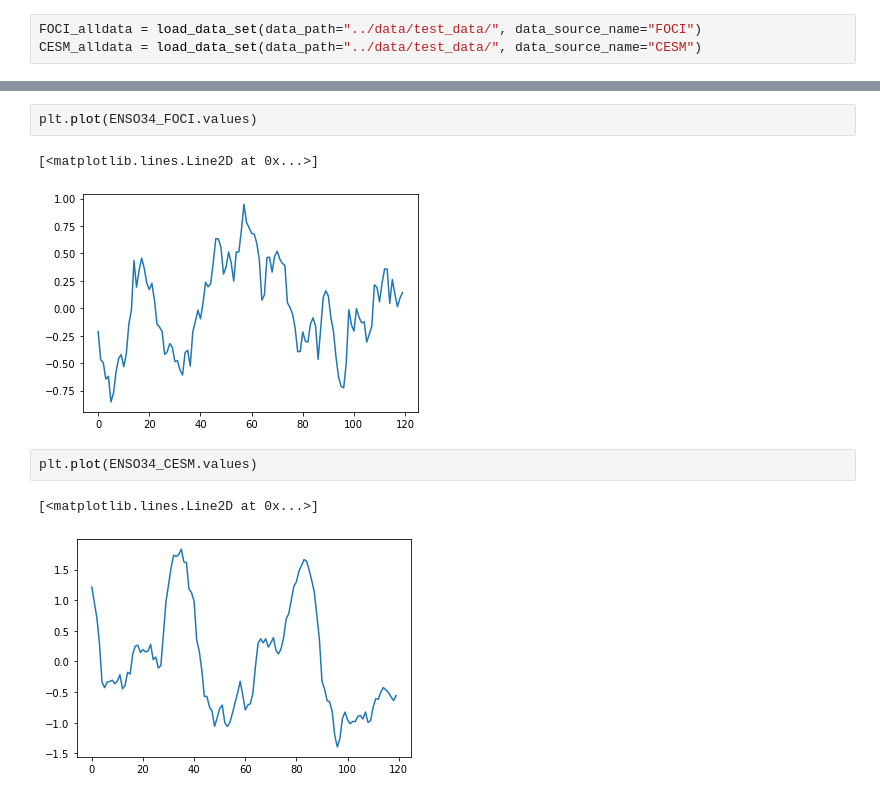
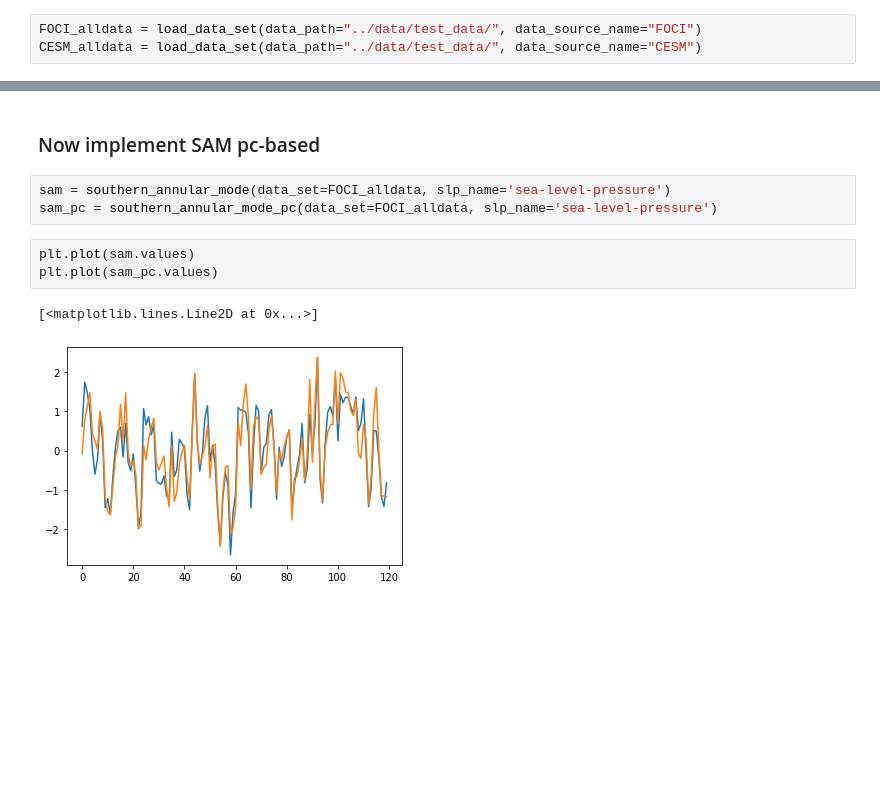
Before and after one commit to MarcoLandtHayen/climate_index_collection, a Jupyter notebook: notebooks/Temp_Marco.ipynb, the cells around one changed output, grey strips where cells are left out. Drawn from its saved outputs; the diff is of its cells as text; blank space fills up the shorter version.

```diff
--- a/notebooks/Temp_Marco.ipynb
+++ b/notebooks/Temp_Marco.ipynb
@@ -89,10 +199,11 @@ ENSO34_CESM = el_nino_southern_oscillation_34(data_set=CESM_alldata, sst_name="s
+# %% [markdown]
+### Now implement SAM pc-based
+# %%
+sam = southern_annular_mode(data_set=FOCI_alldata, slp_name='sea-level-pressure')
+sam_pc = southern_annular_mode_pc(data_set=FOCI_alldata, slp_name='sea-level-pressure')
 # %%
-plt.plot(ENSO34_FOCI.values)
+plt.plot(sam.values)
+plt.plot(sam_pc.values)
 # %% [output]
 [<matplotlib.lines.Line2D at 0x...>]
-[figure, old version]
+[figure, new version]
-# %%
-plt.plot(ENSO34_CESM.values)
-# %% [output]
-[<matplotlib.lines.Line2D at 0x...>]
-[figure, removed]
```
Also changed, not shown: parts of 19 cells of this notebook, 3 other files.
